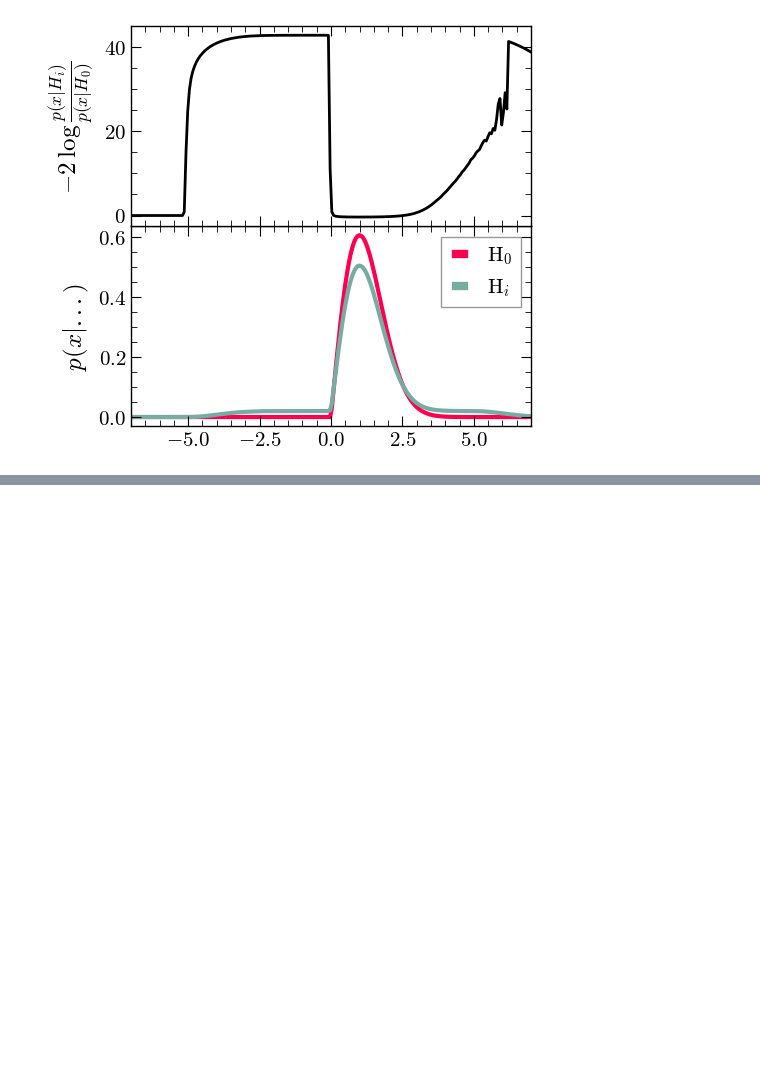
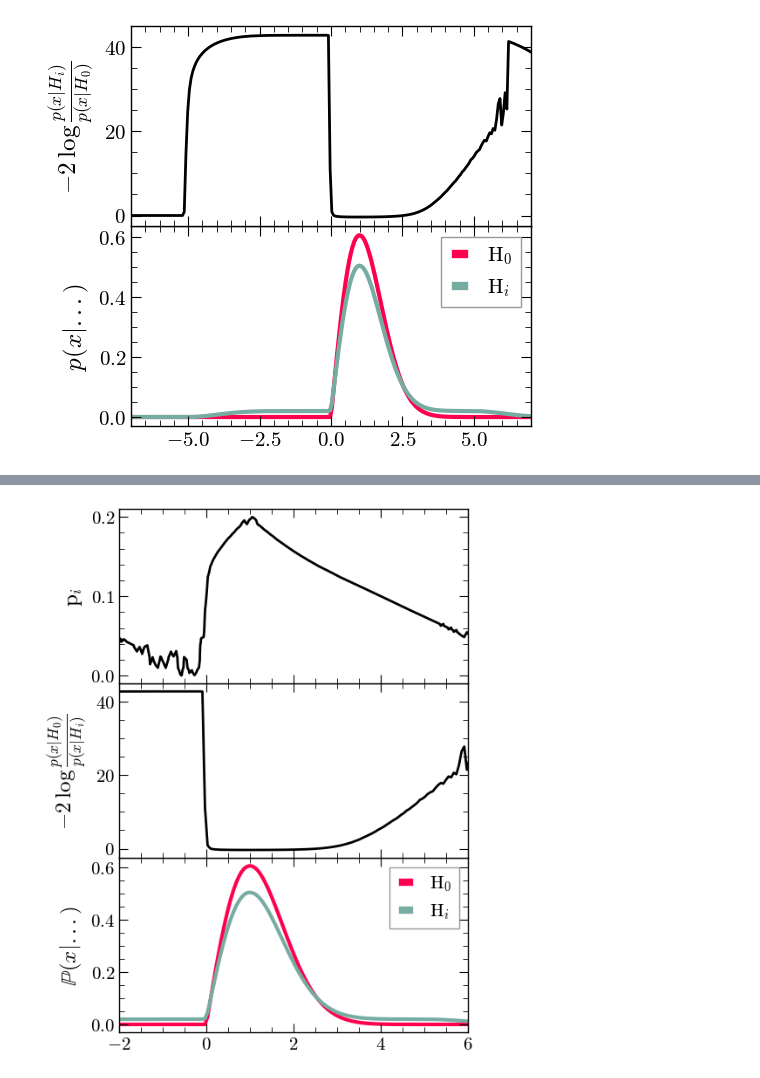
Before and after one commit to james-alvey-42/gw-mist, a Jupyter notebook: notebooks/week6/KDE_new.ipynb, the cells around one changed output, grey strips where cells are left out. Cells and saved outputs as stored; diff of their text form; code cells hidden in the pictures; blank space fills up the shorter version.

```diff
--- a/notebooks/week6/KDE_new.ipynb
+++ b/notebooks/week6/KDE_new.ipynb
@@ -181,5 +182,33 @@ True
 # %%
+ts_centered = ti_big
 sorted_ts = np.sort(ts_centered, axis=0)  # Shape: [N_mc, num_bins]
 ranks = np.argsort(np.argsort(-ts_centered, axis=0), axis=0)  # Ranks in descending order
 p_values = (ranks + 1) / N_mc
-pv_bin_H0 = p_values.reshape(N_mc, num_bins)
+# %%
+fig, ax1 = pf.create_plot(size=(4,2))
+ax2 = fig.add_axes((0,1,1,1), sharex=ax1)
+ax3 = fig.add_axes((0,2,1,1), sharex=ax1)
+plt.setp(ax2.get_xticklabels(), visible=False)
+plt.setp(ax3.get_xticklabels(), visible=False)
+
+grid = np.linspace(-30,30, 1000)
+ti = -2 * (np.log(dat_h0)-np.log(dat_h1))
+
+ax1.plot(grid,dat_h0, color='#ff004f', label=r'H$_0$', lw=3)
+ax1.plot(grid,dat_h1, color='#77aca2', label=r'H$_i$', lw=3)
+ax1.legend()
+ax1.set_xlim([-2,6])
+ax1.set_ylabel(r'$\mathbb{P}(x|...)$')
+
+ax2.plot(grid,ti, lw=2,color='black')
+ax2.set_ylabel(r'$-2\:\log\frac{p(x|H_0)}{p(x|H_i)}$')
+
+ax3.plot(million, p_values, lw=2, color='black')
+ax3.set_ylabel(r'p$_i$')
+# ax3.set_yscale('log')
+
+pf.fix_plot([ax1,ax2,ax3])
+plt.tight_layout()
+plt.savefig(f'figs/newkde2_notlog.png', dpi=700, bbox_inches = 'tight')
+# %% [output]
+[figure, added]
```
Also changed, not shown: parts of 2 cells of this notebook.
